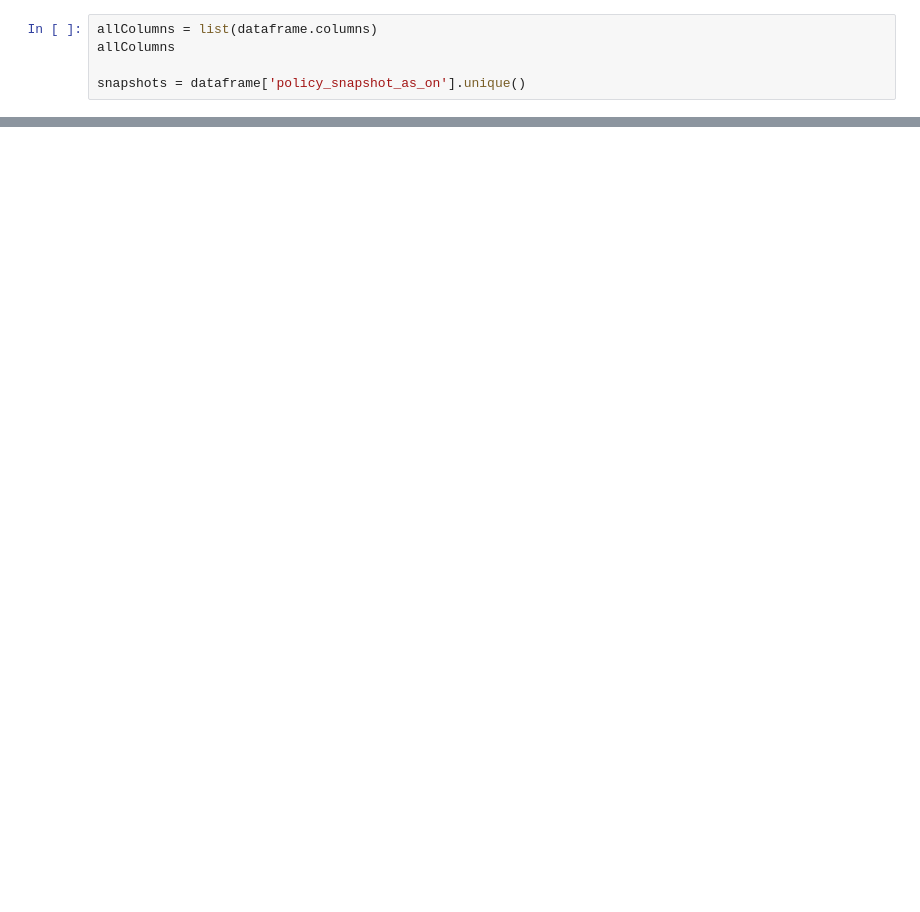
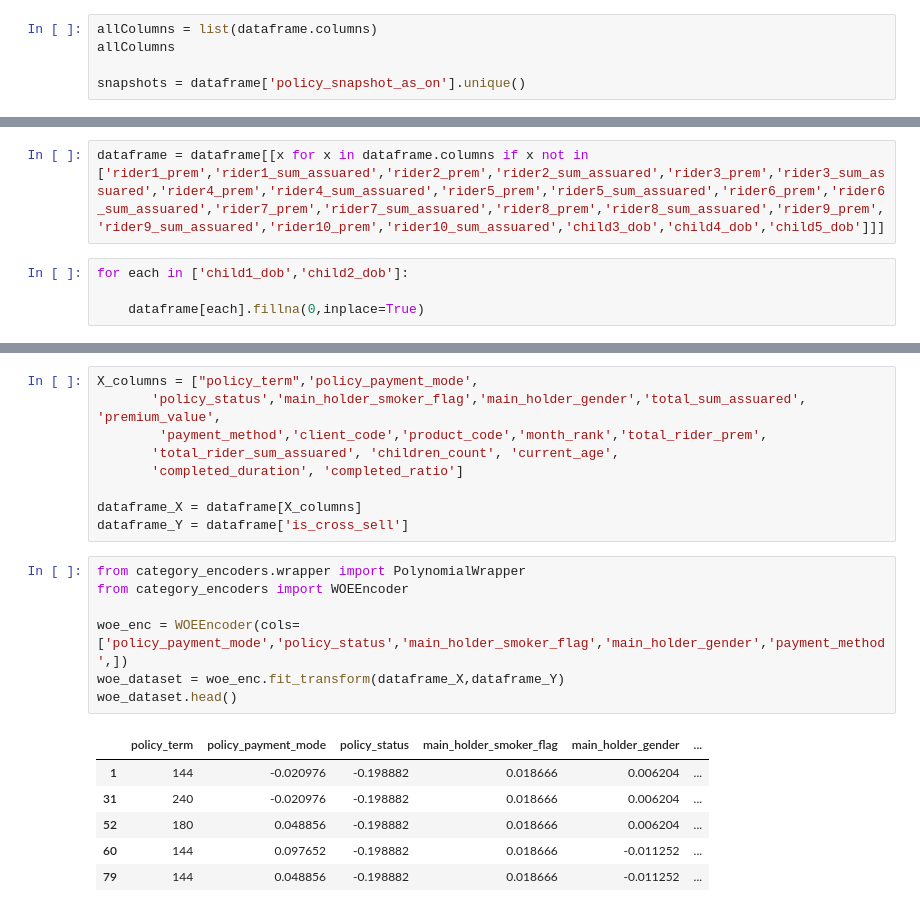
Before and after one commit to BoTZ-TND/DataStorm-Final-2021, a Jupyter notebook: src/scripts/Feature Extraction.ipynb, the cells around one changed output, grey strips where cells are left out. Cells and saved outputs as stored; diff of their text form; blank space fills up the shorter version.

```diff
--- a/src/scripts/Feature Extraction.ipynb
+++ b/src/scripts/Feature Extraction.ipynb
@@ -174,0 +214,6 @@ categorical_bar('Pclass')
+# %%
+dataframe = dataframe[[x for x in dataframe.columns if x not in ['rider1_prem','rider1_sum_assuared','rider2_prem','rider2_sum_assuared','rider3_prem','rider3_sum_assuared','rider4_prem','rider4_sum_assuared','rider5_prem','rider5_sum_assuared','rider6_prem','rider6_sum_assuared','rider7_prem','rider7_sum_assuared','rider8_prem','rider8_sum_assuared','rider9_prem','rider9_sum_assuared','rider10_prem','rider10_sum_assuared','child3_dob','child4_dob','child5_dob']]]
+# %%
+for each in ['child1_dob','child2_dob']:
+
+    dataframe[each].fillna(0,inplace=True)
@@ -174,0 +308,23 @@ categorical_bar('Pclass')
+# %%
+X_columns = ["policy_term",'policy_payment_mode',
+       'policy_status','main_holder_smoker_flag','main_holder_gender','total_sum_assuared', 'premium_value',
+        'payment_method','client_code','product_code','month_rank','total_rider_prem',
+       'total_rider_sum_assuared', 'children_count', 'current_age',
+       'completed_duration', 'completed_ratio']
+
+dataframe_X = dataframe[X_columns]
+dataframe_Y = dataframe['is_cross_sell']
+# %%
+from category_encoders.wrapper import PolynomialWrapper
+from category_encoders import WOEEncoder
+
+woe_enc = WOEEncoder(cols=['policy_payment_mode','policy_status','main_holder_smoker_flag','main_holder_gender','payment_method',])
+woe_dataset = woe_enc.fit_transform(dataframe_X,dataframe_Y)
+woe_dataset.head()
+# %% [output]
+|  | policy_term | policy_payment_mode | policy_status | main_holder_smoker_flag | main_holder_gender | ... |
+| 1 | 144 | -0.020976 | -0.198882 | 0.018666 | 0.006204 | ... |
+| 31 | 240 | -0.020976 | -0.198882 | 0.018666 | 0.006204 | ... |
+| 52 | 180 | 0.048856 | -0.198882 | 0.018666 | 0.006204 | ... |
+| 60 | 144 | 0.097652 | -0.198882 | 0.018666 | -0.011252 | ... |
+| 79 | 144 | 0.048856 | -0.198882 | 0.018666 | -0.011252 | ... |
```
Also changed, not shown: parts of 39 cells of this notebook, 1 other file.
